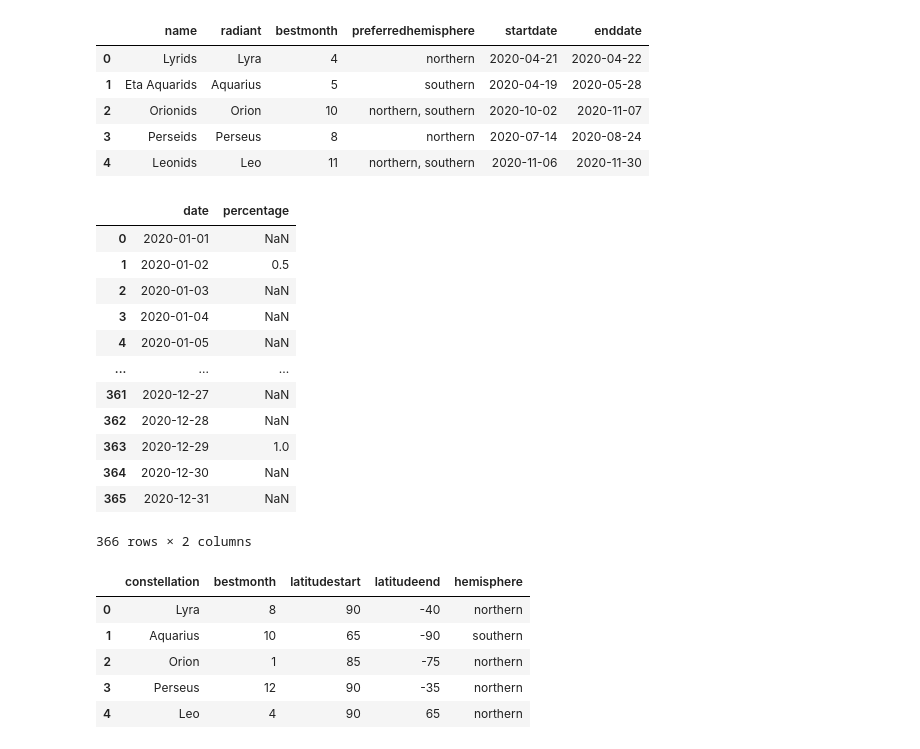
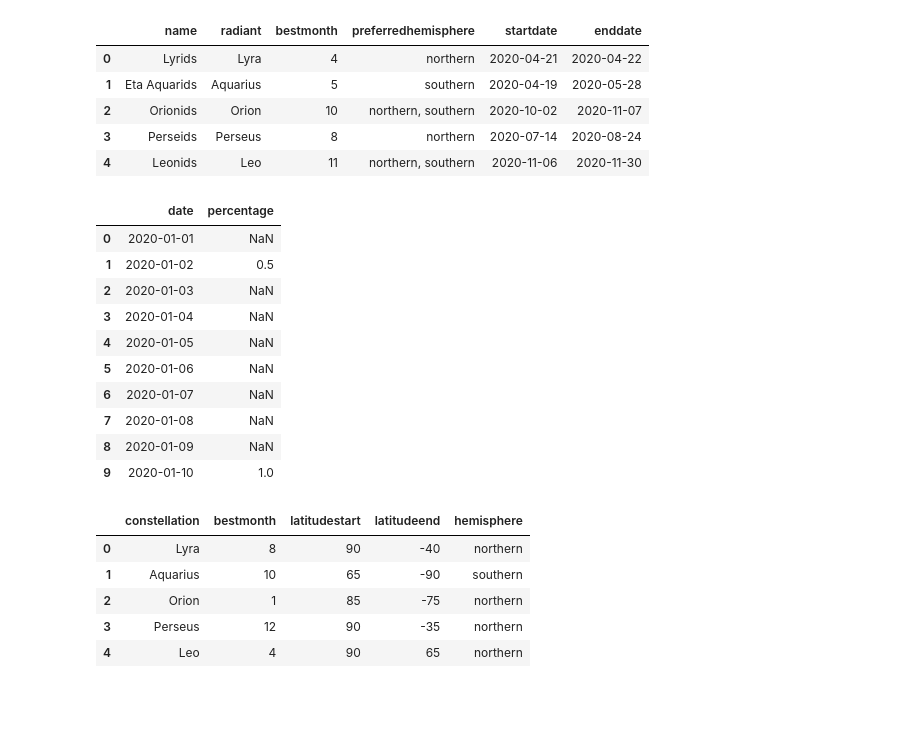
Before and after one commit to jen282/ms-python-practice, a Jupyter notebook: data_analysis/2_유성우_미션.ipynb, the cells around one changed output. Saved outputs shown, nothing was run; the diff lists cells and outputs as text; code cells hidden in the pictures; blank space fills up the shorter version.

```diff
--- a/data_analysis/2_유성우_미션.ipynb
+++ b/data_analysis/2_유성우_미션.ipynb
@@ -12,6 +12,8 @@ meteor_showers = pd.read_csv(r'.\data_0109-0113\meteorshowers.csv')
 moon_phases = pd.read_csv(r'.\data_0109-0113\moonphases.csv')
 constellations = pd.read_csv(r'.\data_0109-0113\constellations.csv')
 cities = pd.read_csv(r'.\data_0109-0113\cities.csv')
+# %%
+moon_phases = pd.read_csv(r'.\data_0109-0113\moonphases.csv')
 # %%
 # 유성우 데이터 확인하기
 meteor_showers.head()
@@ -418,8 +421,3 @@ Data columns (total 6 columns):
  5   percentage    50 non-null     float64
 dtypes: datetime64[ns](1), float64(1), int64(2), object(2)
 memory usage: 17.3+ KB
-# %%
-# 달 위상 데이터 테스트 위한 복사본 컬럼 만들기
-# 달의위상 데이터프레임에 phases데이터를 이용하여 백분율 컬럼(percentage) 새롭게 추가하기
-moon_phases['percentage'] = moon_phases['percentage'].ffill()
-moon_phases[moon_phases['percentage'].isna()]   #맨 처음 달 위상이 NaN값이 됨
@@ -435,5 +424,2 @@ moon_phases.tail(1)
-# %%
-# 맨 앞 부분은 맨 끝값으로 대체
-moon_phases.loc[0, 'percentage'] = moon_phases.loc[365, 'percentage']
 # %%
 # 확인하기
@@ -475,19 +469,26 @@ meteor_showers
 | 2 | Orionids | Orion | 10 | northern, southern | 2020-10-02 | 2020-11-07 |
 | 3 | Perseids | Perseus | 8 | northern | 2020-07-14 | 2020-08-24 |
 | 4 | Leonids | Leo | 11 | northern, southern | 2020-11-06 | 2020-11-30 |
+# %%
+# moon_phases
+
+# moon_phases.columns
+# 결과
+# Index(['month', 'day', 'moonphase', 'specialevent', 'date', 'percentage'], dtype='object')
+
+# 'month', 'day', 'moonphase', 'specialevent' 제거
+moon_phases = moon_phases.drop(columns=['month', 'day', 'moonphase', 'specialevent'])
 # %%
-moon_phases
+moon_phases.head(10)
 # %% [output]
 |  | date | percentage |
 | 0 | 2020-01-01 | NaN |
 | 1 | 2020-01-02 | 0.5 |
 | 2 | 2020-01-03 | NaN |
 | 3 | 2020-01-04 | NaN |
 | 4 | 2020-01-05 | NaN |
-| ... | ... | ... |
-| 361 | 2020-12-27 | NaN |
-| 362 | 2020-12-28 | NaN |
-| 363 | 2020-12-29 | 1.0 |
-| 364 | 2020-12-30 | NaN |
-| 365 | 2020-12-31 | NaN |
+| 5 | 2020-01-06 | NaN |
+| 6 | 2020-01-07 | NaN |
+| 7 | 2020-01-08 | NaN |
+| 8 | 2020-01-09 | NaN |
+| 9 | 2020-01-10 | 1.0 |
-366 rows × 2 columns
```
Also changed, not shown: parts of 57 cells of this notebook.
